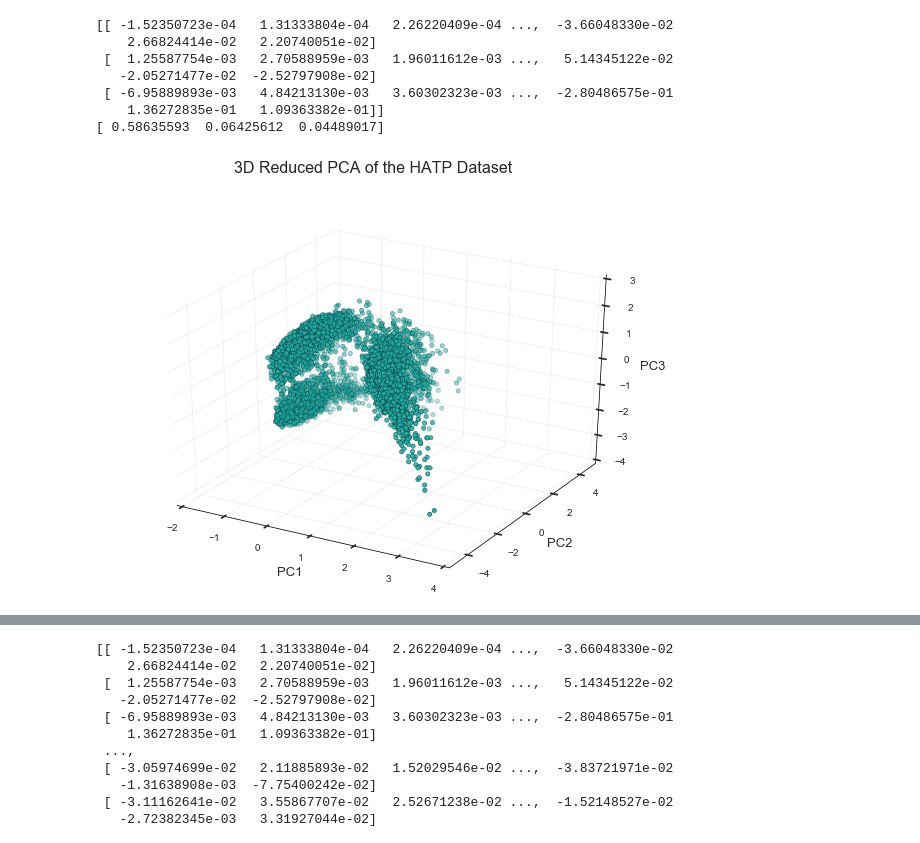
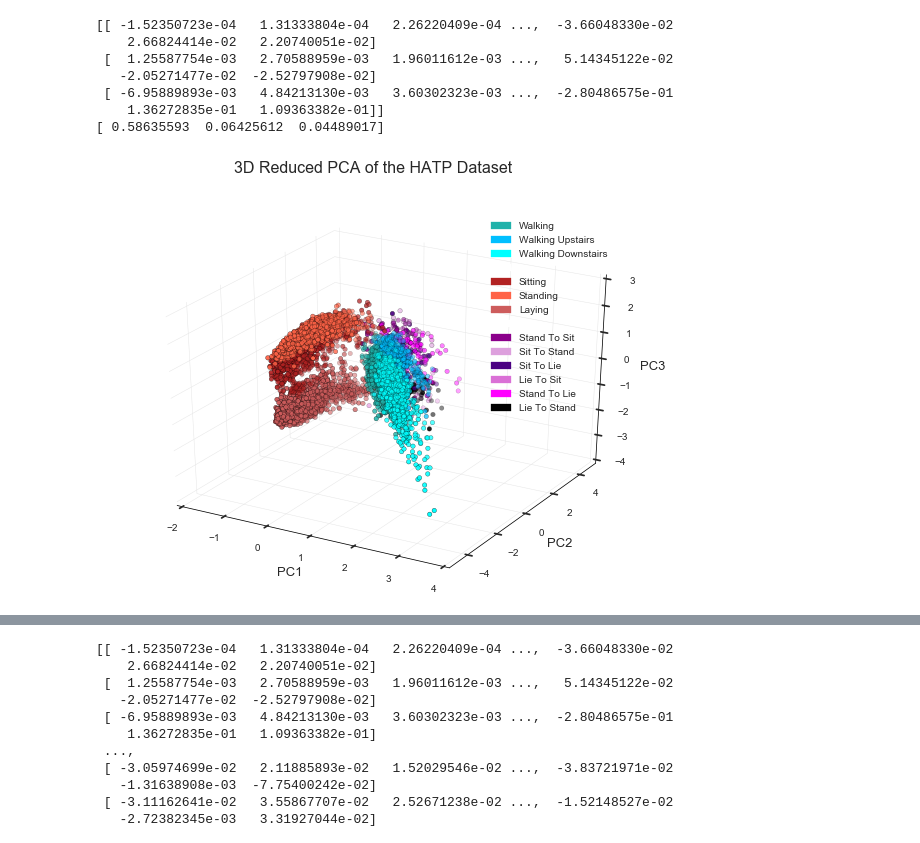
Before and after one commit to todddangerfarr/mlnd-p5-capstone-wearables-activity-tracking, a Jupyter notebook: human-activities-and-postural-transitions.ipynb, the cells around one changed output, grey strips where cells are left out. Saved outputs shown, nothing was run; the diff lists cells and outputs as text; code cells hidden in the pictures.

```diff
--- a/human-activities-and-postural-transitions.ipynb
+++ b/human-activities-and-postural-transitions.ipynb
@@ -317,25 +352,31 @@ print pca.explained_variance_ratio_
 # %%
 # plot 3-dimensional PCA
 pca_3d = plt.figure(figsize=(10, 7)).gca(projection='3d')
-pca_3d_df = pd.DataFrame(pca.transform(X_train), columns=['PC1', 'PC2', 'PC3'])
-pca_3d.scatter(pca_3d_df['PC1'], pca_3d_df['PC2'], pca_3d_df['PC3'], c='lightseagreen')
+
+# iterate through color and activity type
+for i, color in enumerate(colors):
+    pca_3d_df = pd.DataFrame(pca.transform(X_train[y_train['activity'] == (i + 1)]), columns=['PC1', 'PC2', 'PC3'])
+    pca_3d.scatter(pca_3d_df['PC1'], pca_3d_df['PC2'], pca_3d_df['PC3'], c=color)
 
 # set labels and titles
 plt.suptitle('3D Reduced PCA of the HATP Dataset', fontsize=16)
 pca_3d.set_xlabel('PC1', fontsize=13, labelpad=10)
 pca_3d.set_ylabel('PC2', fontsize=13, labelpad=10)
 pca_3d.set_zlabel('PC3', fontsize=13, labelpad=10)
 
 # set pane colors
 pca_3d.w_xaxis.set_pane_color((1.0, 1.0, 1.0, 1.0))
 pca_3d.w_yaxis.set_pane_color((1.0, 1.0, 1.0, 1.0))
 pca_3d.w_zaxis.set_pane_color((1.0, 1.0, 1.0, 1.0))
 
 # set grid colors
 pca_3d.w_xaxis.gridlines.set_lw(0.5)
 pca_3d.w_yaxis.gridlines.set_lw(0.5)
 pca_3d.w_zaxis.gridlines.set_lw(0.5)
 
+# add legend
+plt.legend(handles = mpat_list, bbox_to_anchor=(0.92, 0.97))
+
 plt.show()
 # %% [output]
-[figure, old version]
+[figure, new version]
```
Also changed, not shown: parts of 60 cells of this notebook, 13 other files.
